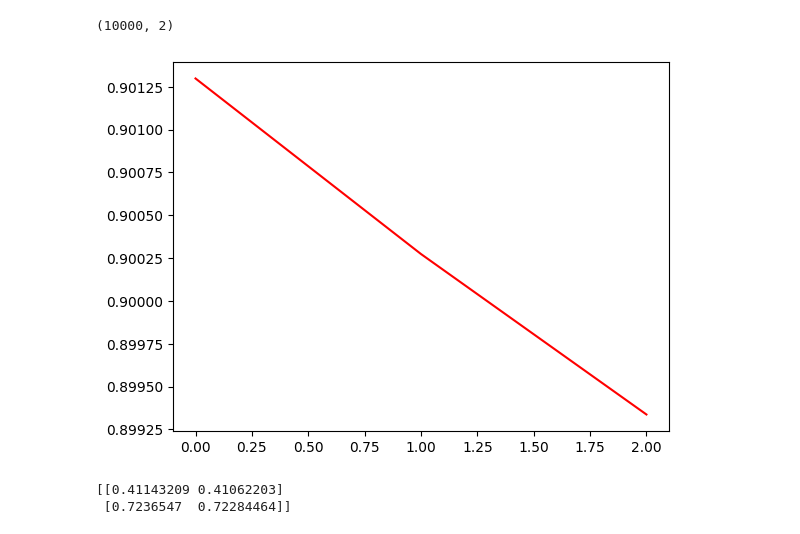
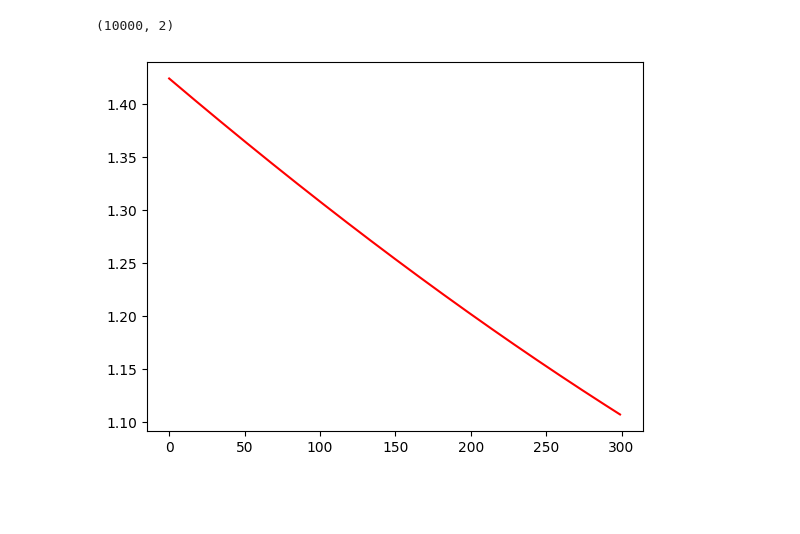
Before and after one commit to nimashomalii/single_Neuron, a Jupyter notebook: single_neuron.ipynb, the cells around one changed output. Saved outputs shown, nothing was run; the diff lists cells and outputs as text; code cells hidden in the pictures; blank space fills up the shorter version.

```diff
--- a/single_neuron.ipynb
+++ b/single_neuron.ipynb
@@ -42,8 +41,7 @@ class neoron :
             dz= y_pred - y
             self.bias= self.bias - learning_rate*np.sum(dz)/np.size(dz)
             dw = np.sum(X*dz , axis=0)/np.size(dz)
-            print(dw)
-            self.weights= self.weights - learning_rate*dw.T
+            self.weights= self.weights - learning_rate*dw.reshape(-1 , 1)
         plt.plot(range(epochs) , loss, color='red')
         plt.show()
 
@@ -52,10 +50,7 @@ class neoron :
 # %%
 print(x.shape)
 n1=neoron(2)
-n1.learn(epochs=3 , X=x , y=y , learning_rate=0.01)
-print(n1.weights)
+n1.learn(epochs=300 , X=x , y=y , learning_rate=0.01)
 # %% [output]
 (10000, 2)
-[figure, old version]
+[figure, new version]
-[[0.41143209 0.41062203]
- [0.7236547  0.72284464]]
```
Also changed, not shown: parts of 6 cells of this notebook.
